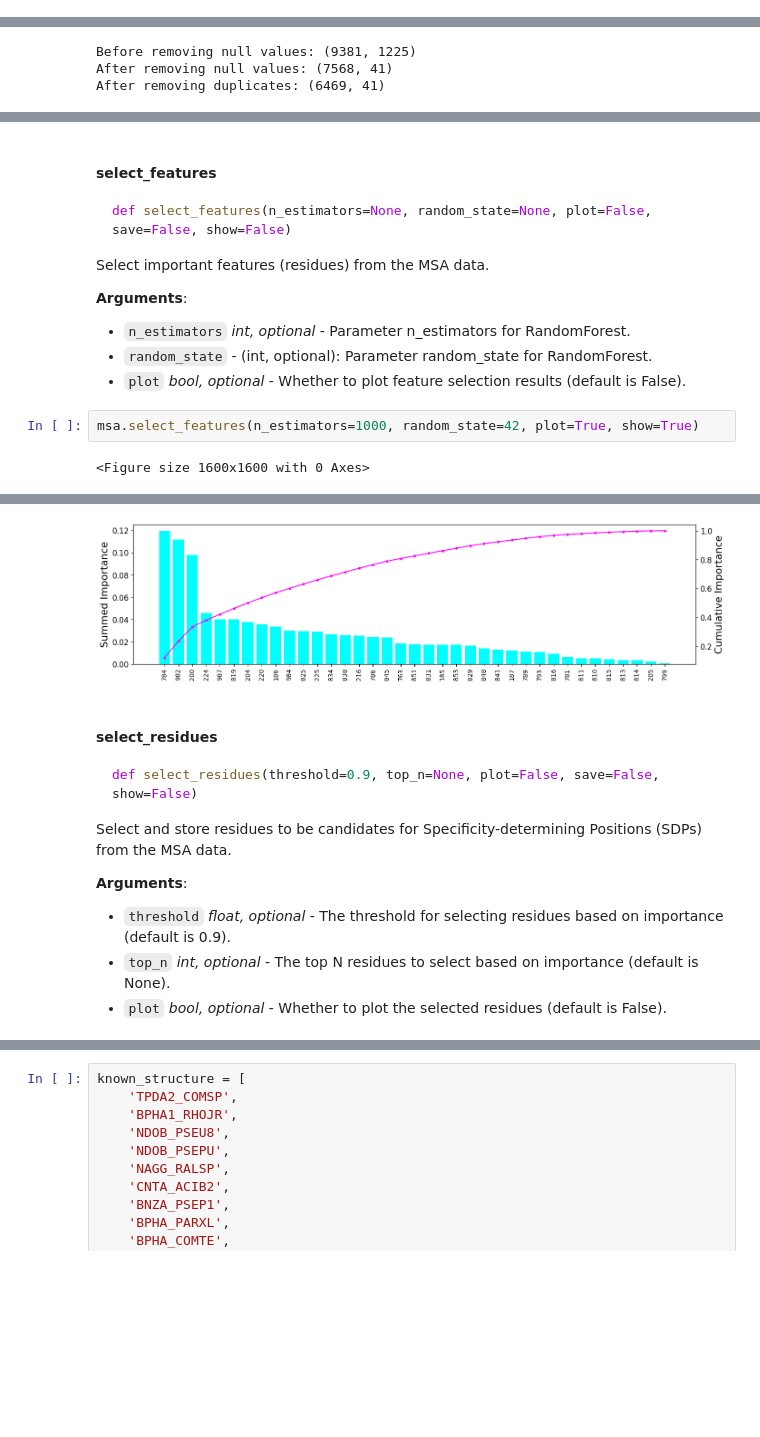
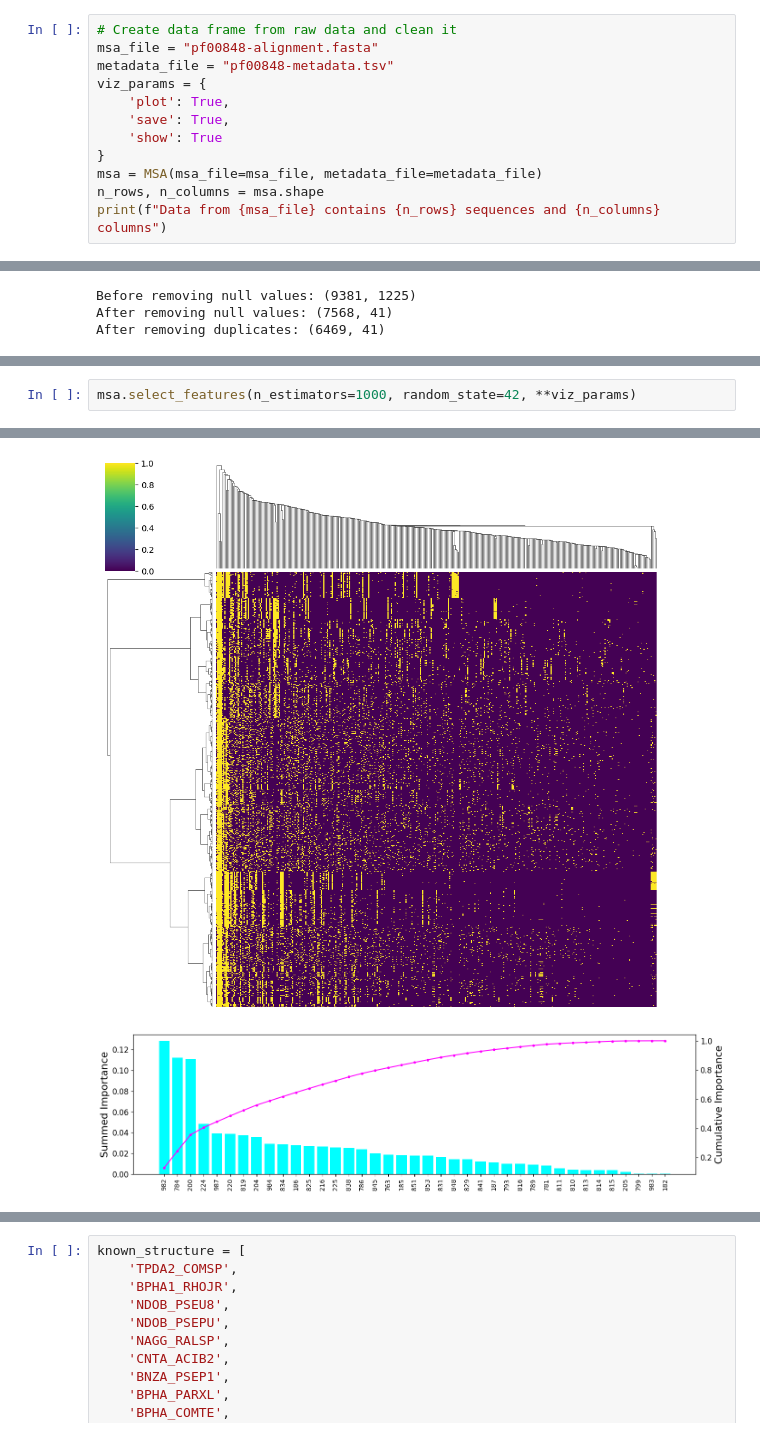
Before and after one commit to lcobiodata/msautils, a Jupyter notebook: examples/ring-hydroxylating_dioxygenase/example-ring-hydroxylating-dioxygenase.ipynb, the cells around one changed output, grey strips where cells are left out. Drawn from its saved outputs; the diff is of its cells as text; blank space fills up the shorter version.

Commit message:
Give up of plotting MCA; Add head maps of One-hot encoded MSA.

````diff
--- a/examples/ring-hydroxylating_dioxygenase/example-ring-hydroxylating-dioxygenase.ipynb
+++ b/examples/ring-hydroxylating_dioxygenase/example-ring-hydroxylating-dioxygenase.ipynb
@@ -148,0 +5,12 @@ Cleanse the MSA data by removing columns and rows with missing values.
+# %%
+# Create data frame from raw data and clean it
+msa_file = "pf00848-alignment.fasta"
+metadata_file = "pf00848-metadata.tsv"
+viz_params = {
+    'plot': True,
+    'save': True,
+    'show': True
+}
+msa = MSA(msa_file=msa_file, metadata_file=metadata_file)
+n_rows, n_columns = msa.shape
+print(f"Data from {msa_file} contains {n_rows} sequences and {n_columns} columns")
@@ -244,39 +43,7 @@ msa.cluster(method='single-linkage', min_clusters=3)
-# %% [markdown]
-
-<a id="protlearn.MSA.select_features"></a>
-#### select\_features
-
-```python
-def select_features(n_estimators=None, random_state=None, plot=False, save=False, show=False)
-```
-
-Select important features (residues) from the MSA data.
-
-**Arguments**:
-
-- `n_estimators` _int, optional_ - Parameter n_estimators for RandomForest.
-- `random_state` - (int, optional): Parameter random_state for RandomForest.
-- `plot` _bool, optional_ - Whether to plot feature selection results (default is False).
 # %%
-msa.select_features(n_estimators=1000, random_state=42, plot=True, show=True)
+msa.select_features(n_estimators=1000, random_state=42, **viz_params)
 # %% [output]
-<Figure size 1600x1600 with 0 Axes>
 [figure]
-[figure, old version]
+[figure, new version]
+[figure, added]
-# %% [markdown]
-<a id="protlearn.MSA.select_residues"></a>
-
-#### select\_residues
-
-```python
-def select_residues(threshold=0.9, top_n=None, plot=False, save=False, show=False)
-```
-
-Select and store residues to be candidates for Specificity-determining Positions (SDPs) from the MSA data.
-
-**Arguments**:
-
-- `threshold` _float, optional_ - The threshold for selecting residues based on importance (default is 0.9).
-- `top_n` _int, optional_ - The top N residues to select based on importance (default is None).
-- `plot` _bool, optional_ - Whether to plot the selected residues (default is False).
 # %%
````
Also changed, not shown: parts of 16 cells of this notebook, 7 other files.
